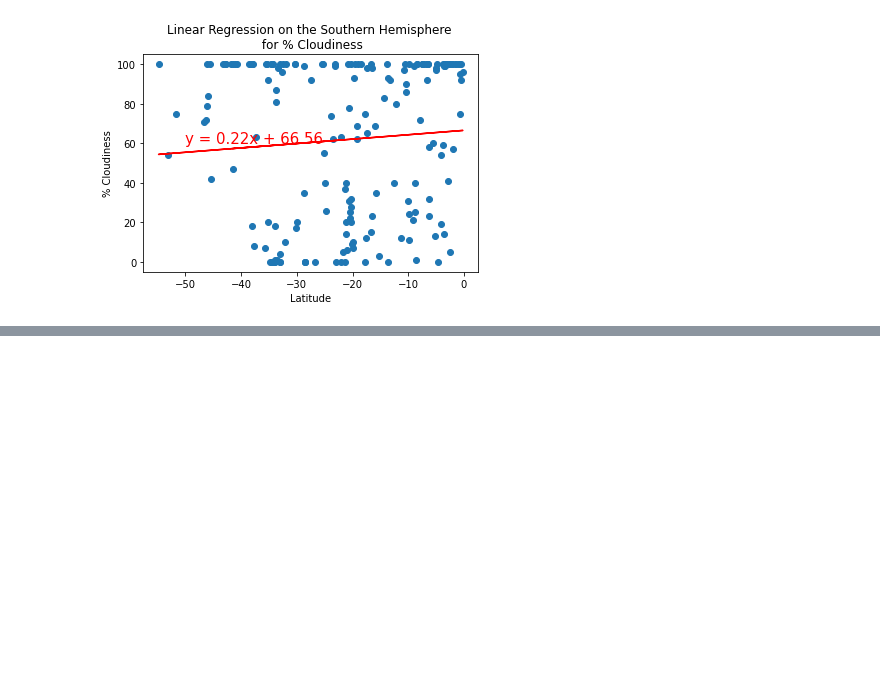
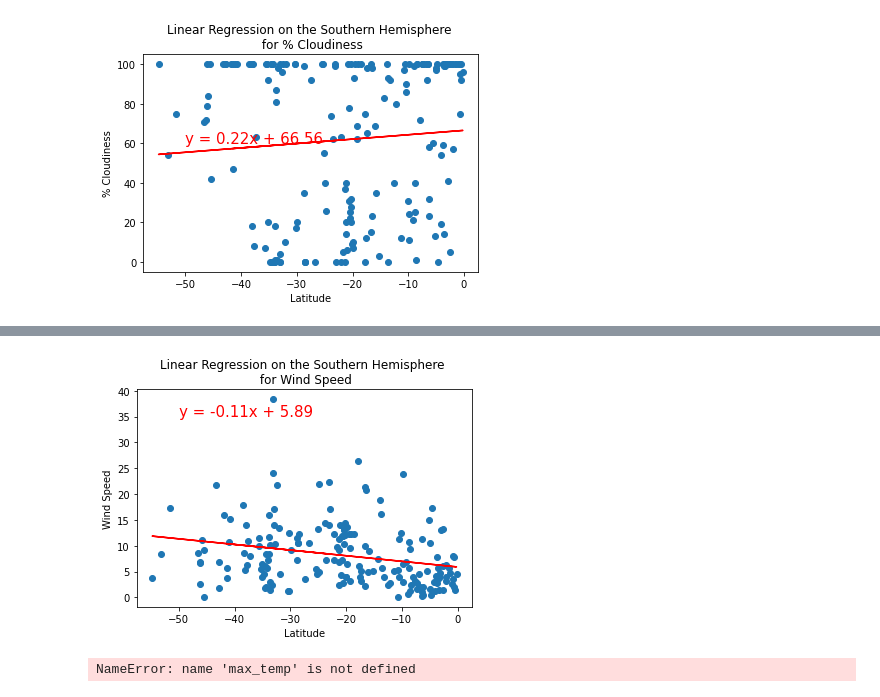
Before and after one commit to colinqleung/World_Weather_Analysis, a Jupyter notebook: WeatherPy.ipynb, the cells around one changed output, grey strips where cells are left out. Saved outputs shown, nothing was run; the diff lists cells and outputs as text; code cells hidden in the pictures; blank space fills up the shorter version.

```diff
--- a/WeatherPy.ipynb
+++ b/WeatherPy.ipynb
@@ -363,0 +366,15 @@ plot_linear_regression(x_values, y_values,'Linear Regression on the Northern Hem
+# %%
+# Linear regression on the Southern Hemisphere
+x_values = southern_hemi_df["Lat"]
+y_values = southern_hemi_df["Wind Speed"]
+# Call the function.
+plot_linear_regression(x_values, y_values,'Linear Regression on the Southern Hemisphere \n for Wind Speed', 'Wind Speed',(-50,35))
+# %% [output]
+[figure, added]
+# %%
+# Filter the dataset to find the cities that fit the criteria.
+preferred_cities_df = city_data_df.loc[(city_data_df["Max Temp"] <= max_temp) & \
+                                       (city_data_df["Max Temp"] >= min_temp)]
+preferred_cities_df.head(10)
+# %% [output]
+NameError: name 'max_temp' is not defined
```
Also changed, not shown: parts of 1 cell of this notebook, 4 other files.
